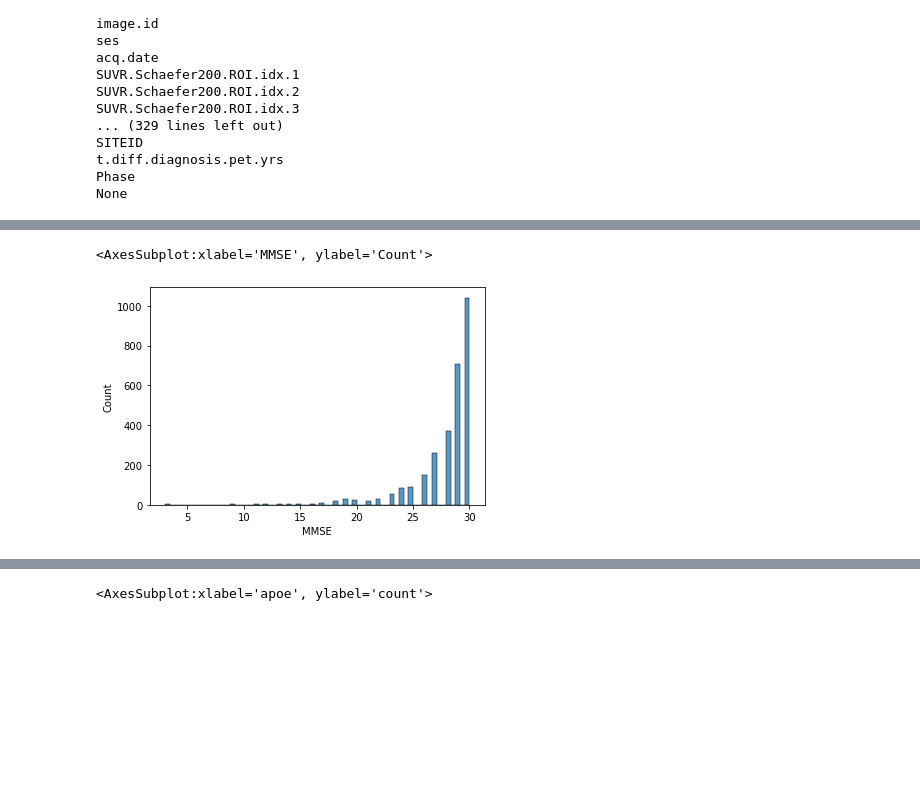
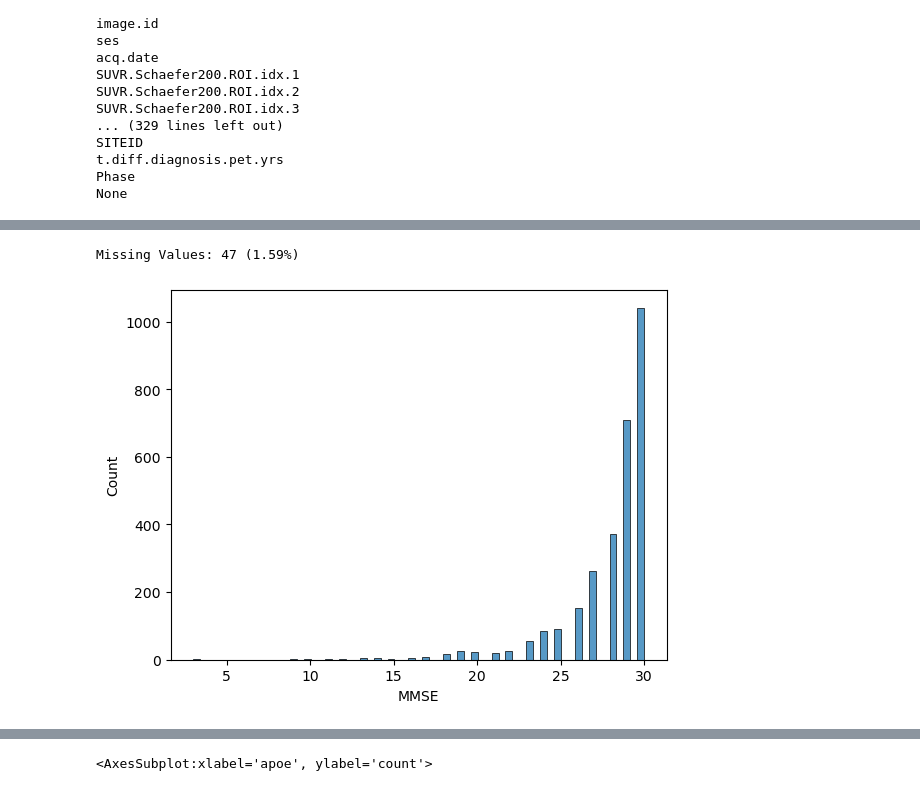
Before and after one commit to Liz490/multimodal_alzheimer, a Jupyter notebook: Exploratory_Data_Analysis.ipynb, the cells around one changed output, grey strips where cells are left out. Saved outputs shown, nothing was run; the diff lists cells and outputs as text; code cells hidden in the pictures; blank space fills up the shorter version.

Commit message:
included some info on missing data and plotted dist over DX

```diff
--- a/Exploratory_Data_Analysis.ipynb
+++ b/Exploratory_Data_Analysis.ipynb
@@ -161,5 +188,7 @@ sns.histplot(data=df_adni_tau, x='acq.year')
 # %%
 sns.histplot(data=df_adni_tau, x='MMSE')
+filt_missing_mmse = pd.isnull(df_adni_tau['MMSE'])
+print(f'Missing Values: {filt_missing_mmse.sum()} ({(filt_missing_mmse.sum()/len(df_adni_tau))*100:.2f}%)')
 # %% [output]
-<AxesSubplot:xlabel='MMSE', ylabel='Count'>
+Missing Values: 47 (1.59%)
-[figure, old version]
+[figure, new version]
```
Also changed, not shown: parts of 17 cells of this notebook.
